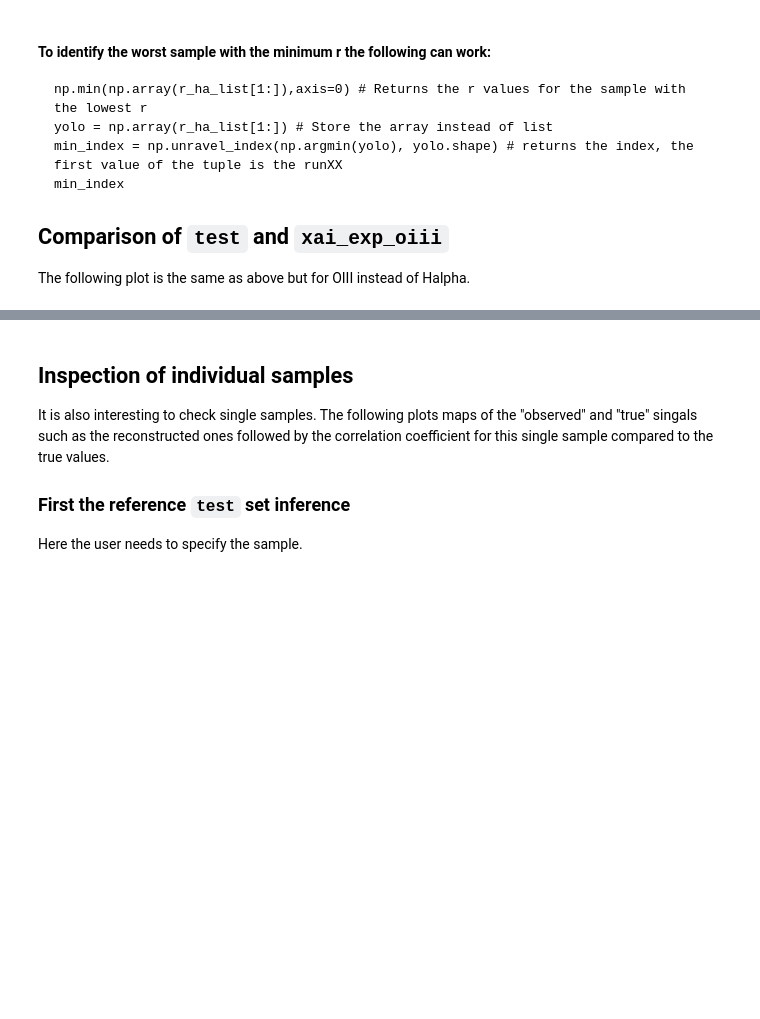
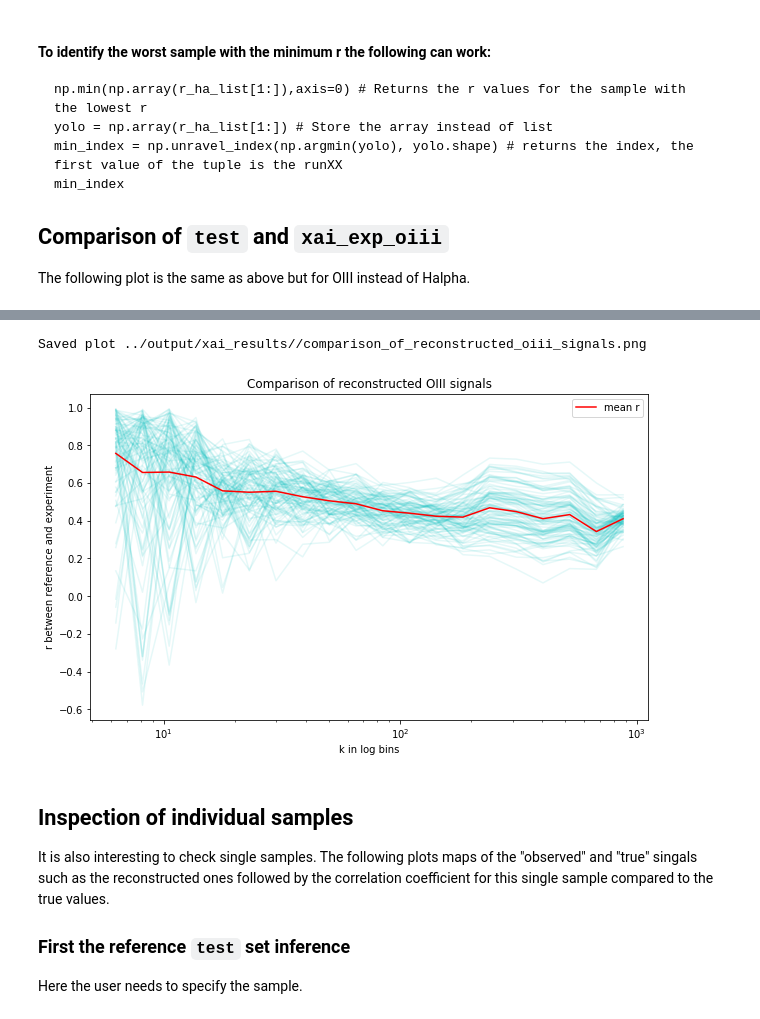
Before and after one commit to knmoriwaki/IM2IM, a Jupyter notebook: explain/xai_analysis_single_signal.ipynb, the cells around one changed output, grey strips where cells are left out. Drawn from its saved outputs; the diff is of its cells as text; code cells hidden in the pictures; blank space fills up the shorter version.

```diff
--- a/explain/xai_analysis_single_signal.ipynb
+++ b/explain/xai_analysis_single_signal.ipynb
@@ -64,3 +65,9 @@ Saved plot ../output/xai_results//comparison_of_reconstructed_oiii_signals.png
+# %%
+r_mix_list, r_ha_list, r_oiii_list = compare_exp_testset(ori_output_dir, names[0], names[2])
+plot_all_r_vs_k(r_oiii_list, results_dir, title="Comparison of reconstructed OIII signals")
+# %% [output]
+Saved plot ../output/xai_results//comparison_of_reconstructed_oiii_signals.png
+[figure, added]
 # %% [markdown]
 ## Inspection of individual samples
 It is also interesting to check single samples. The following plots maps of the "observed" and "true" singals such as the reconstructed ones followed by the correlation coefficient for this single sample compared to the true values.
```
Also changed, not shown: parts of 6 cells of this notebook, 1 other file.
